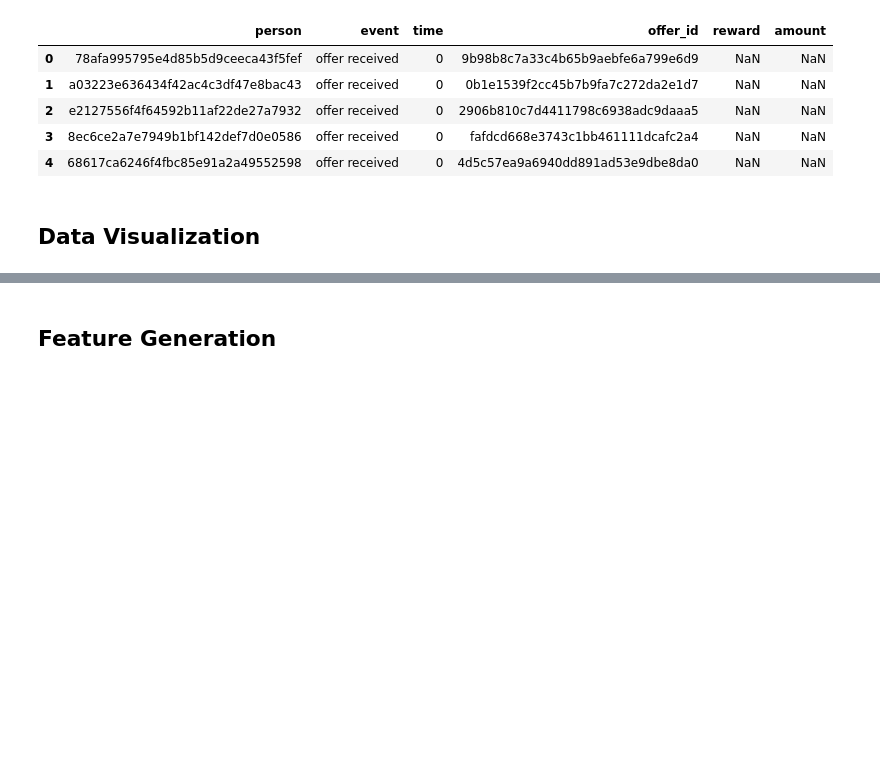
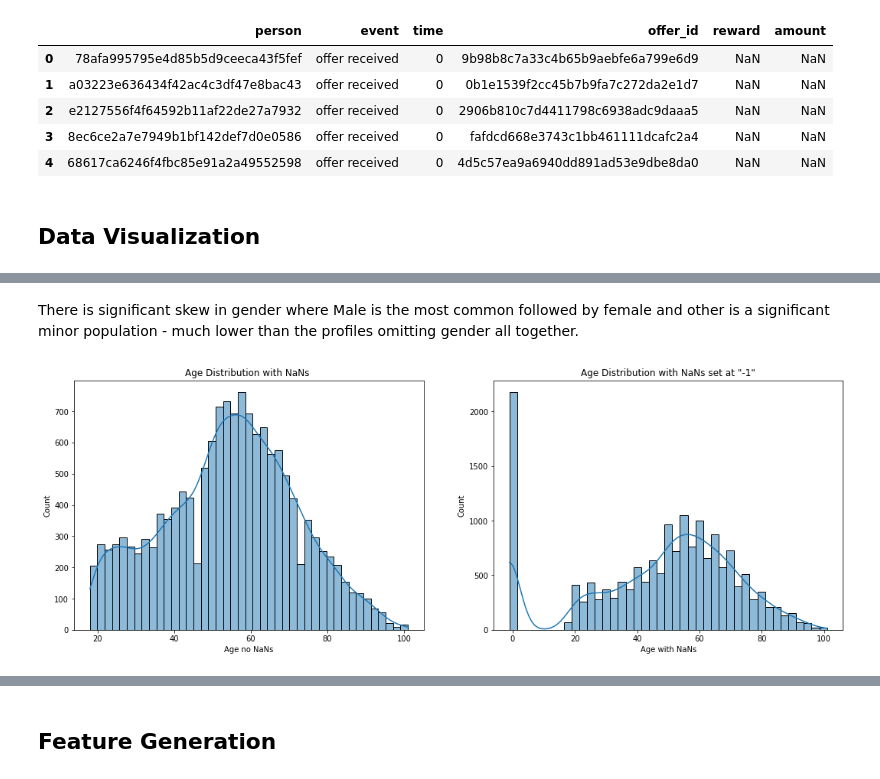
Before and after one commit to amcumber/udacity-mle-capstone-project, a Jupyter notebook: Starbucks_Capstone_notebook.ipynb, the cells around one changed output, grey strips where cells are left out. Saved outputs shown, nothing was run; the diff lists cells and outputs as text; code cells hidden in the pictures; blank space fills up the shorter version.

```diff
--- a/Starbucks_Capstone_notebook.ipynb
+++ b/Starbucks_Capstone_notebook.ipynb
@@ -200,0 +340,46 @@ Transcript:
+# %% [markdown]
+There is significant skew in gender where Male is the most common followed by
+female and other is a significant minor population - much lower than the profiles omitting gender all together.
+# %%
+import seaborn as sns
+
+
+def plot_age(profile):
+    fig, axs = plt.subplots(1, 2, figsize=(18,6))
+    age_profile_no_nans = (
+        profile
+        # .assign(gender=lambda df: df['age'].fillna(99))
+        # .groupby('age')
+        # .count()
+        [['age']]
+        .rename(columns=lambda _: 'Age no NaNs')
+        .dropna()
+    )
+    age_profile_with_nan = (
+        profile
+        .assign(age=lambda df: df['age'].fillna(-1))
+        # .groupby('age')
+        # .count()
+        [['age']]
+        .rename(columns=lambda _: 'Age with NaNs')
+    )
+    splots = []
+    splots.append(sns.histplot(
+        data=age_profile_no_nans,
+        x = 'Age no NaNs',
+        kde=True,
+        ax=axs[0]
+    ))
+    splots.append(sns.histplot(
+        data=age_profile_with_nan,
+        x = 'Age with NaNs',
+        kde=True,
+        ax=axs[1],
+    ))
+    splots[0].set_title('Age Distribution with NaNs ')
+    splots[1].set_title('Age Distribution with NaNs set at "-1"')
+    return splots
+
+plot_age(profile);
+# %% [output]
+[figure, added]
```
Also changed, not shown: parts of 22 cells of this notebook, 8 other files.
